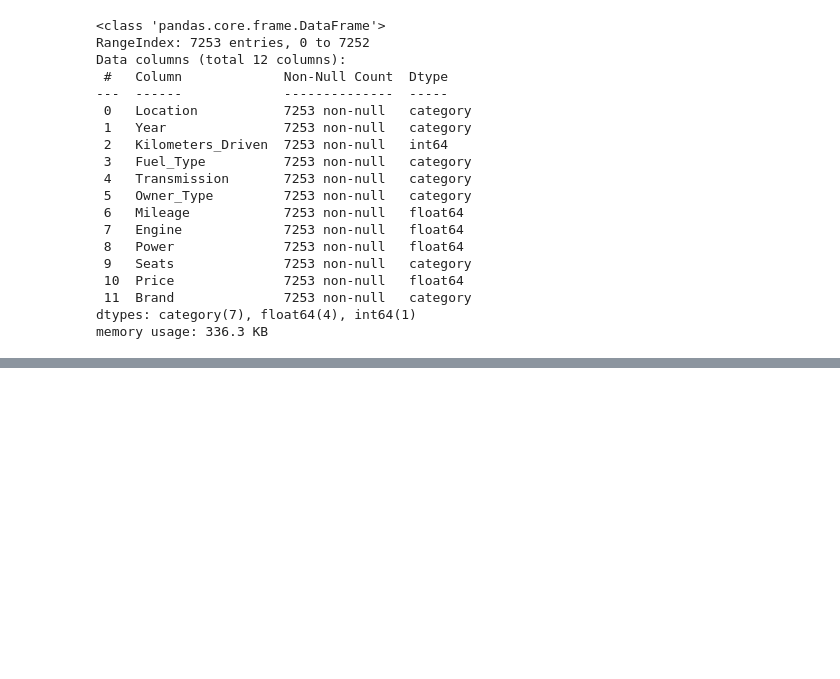
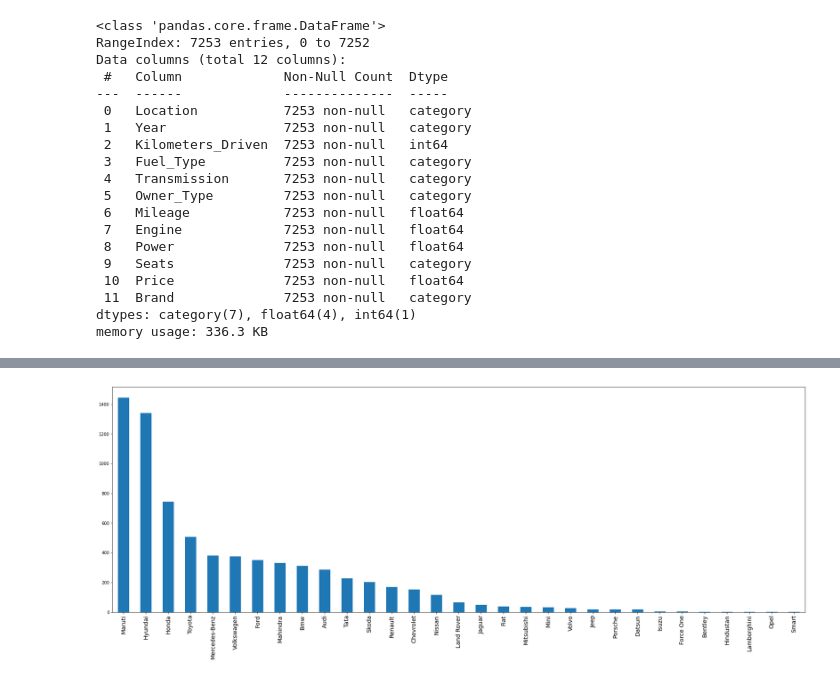
Before and after one commit to liangym2014/Data-science-and-machine-learning, a Jupyter notebook: 2.Cars4U_Project_Solution_Yanming.ipynb, the cells around one changed output, grey strips where cells are left out. Saved outputs shown, nothing was run; the diff lists cells and outputs as text; code cells hidden in the pictures; blank space fills up the shorter version.

```diff
--- a/2.Cars4U_Project_Solution_Yanming.ipynb
+++ b/2.Cars4U_Project_Solution_Yanming.ipynb
@@ -524,0 +477,7 @@ plt.xticks(rotation = 90);
+# %%
+plt.figure(figsize = (30, 10))
+df.Brand.value_counts().plot(kind = "bar")    # countplot for Brand
+plt.xticks(fontsize = 14, rotation = 90);
+plt.show()
+# %% [output]
+[figure, added]
```
Also changed, not shown: parts of 106 cells of this notebook.
